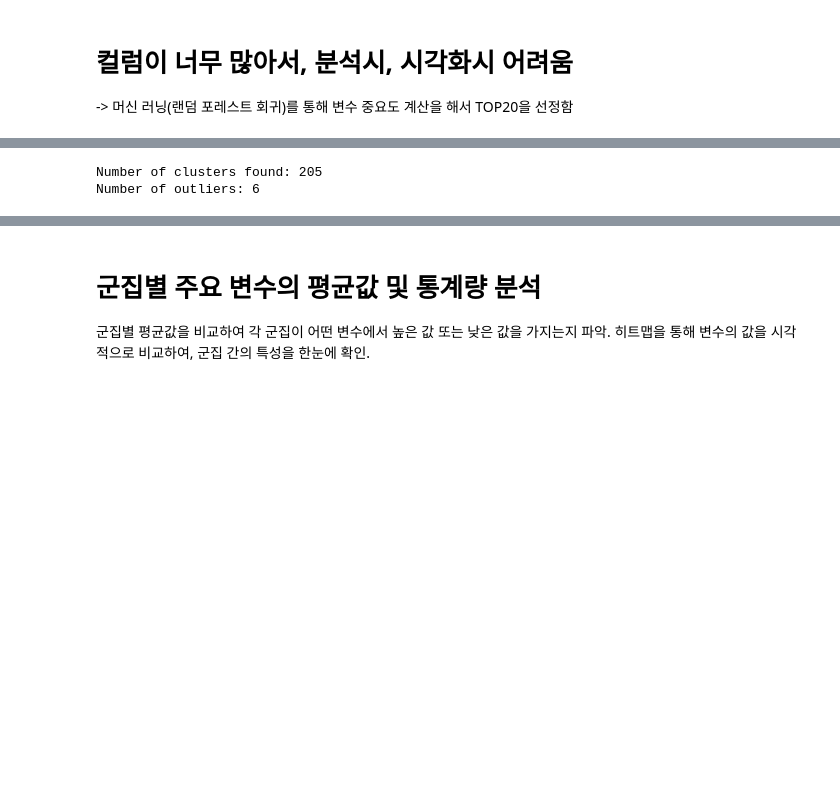
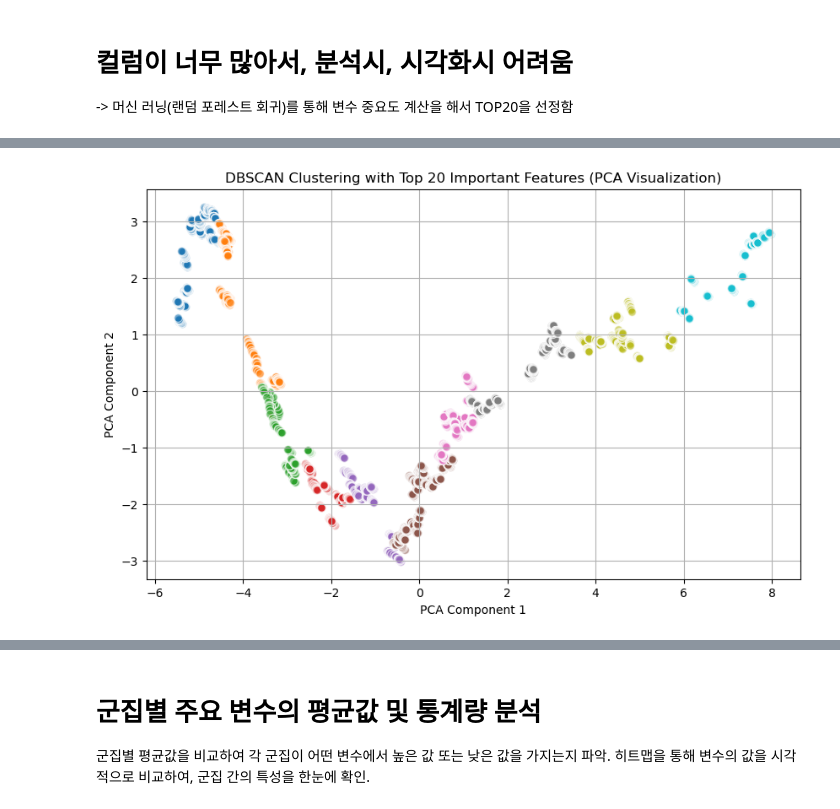
Before and after one commit to doing84/Gold-Price-Analysis, a Jupyter notebook: dbscan.ipynb, the cells around one changed output, grey strips where cells are left out. Drawn from its saved outputs; the diff is of its cells as text; code cells hidden in the pictures; blank space fills up the shorter version.

```diff
--- a/dbscan.ipynb
+++ b/dbscan.ipynb
@@ -218,12 +282,3 @@ Name: count, Length: 206, dtype: int64
 # %%
 # 결과를 원본 데이터에 추가
 df['DBSCAN_Cluster'] = clusters
-# %%
-# 군집의 수 및 이상치 수 계산
-num_clusters = len(set(clusters)) - (1 if -1 in clusters else 0)
-num_outliers = list(clusters).count(-1)
-print(f"Number of clusters found: {num_clusters}")
-print(f"Number of outliers: {num_outliers}")
-# %% [output]
-Number of clusters found: 205
-Number of outliers: 6
@@ -230,2 +289,26 @@ Number of outliers: 6
+# %%
+# 시각화 (PCA 결과를 기반으로 군집 시각화)
+plt.figure(figsize=(10, 6))
+unique_clusters = set(clusters)
+colors = plt.cm.get_cmap('tab10', len(unique_clusters))
+
+for cluster in unique_clusters:
+    if cluster == -1:
+        color = 'black'
+        label = 'Outliers'
+    else:
+        color = colors(cluster)
+        label = f'Cluster {cluster}'
+
+    plt.scatter(data_pca[clusters == cluster, 0], data_pca[clusters == cluster, 1],
+                s=50, c=[color], label=label, alpha=0.6, edgecolors='w')
+
+plt.title('DBSCAN Clustering with Top 20 Important Features (PCA Visualization)')
+plt.xlabel('PCA Component 1')
+plt.ylabel('PCA Component 2')
+plt.grid(True)
+plt.show()
+# %% [output]
+[figure, added]
 # %%
 # 실루엣 계수 계산
```
Also changed, not shown: parts of 37 cells of this notebook, 4 other files.
